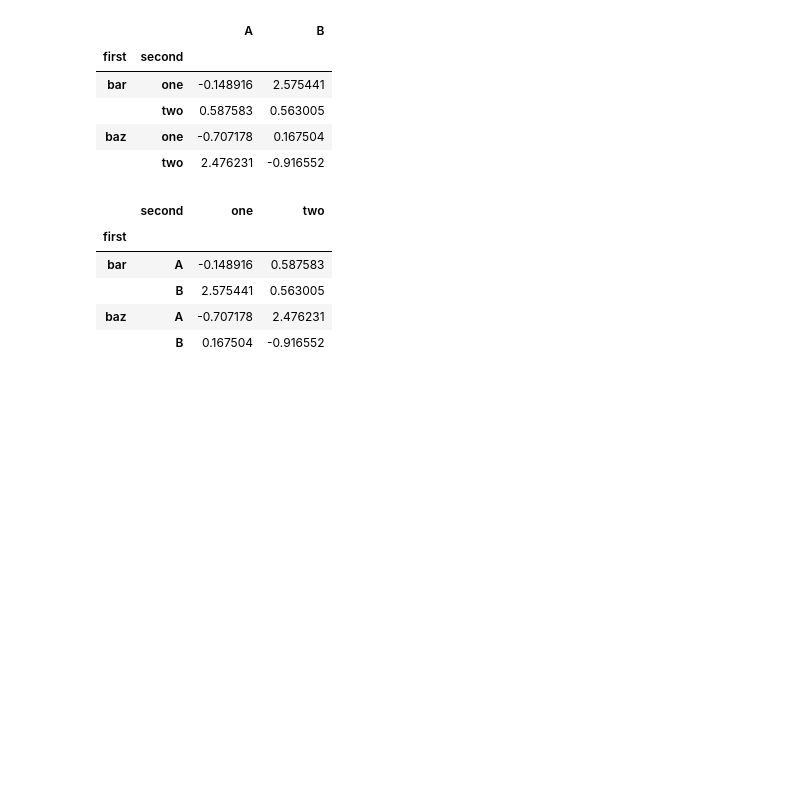
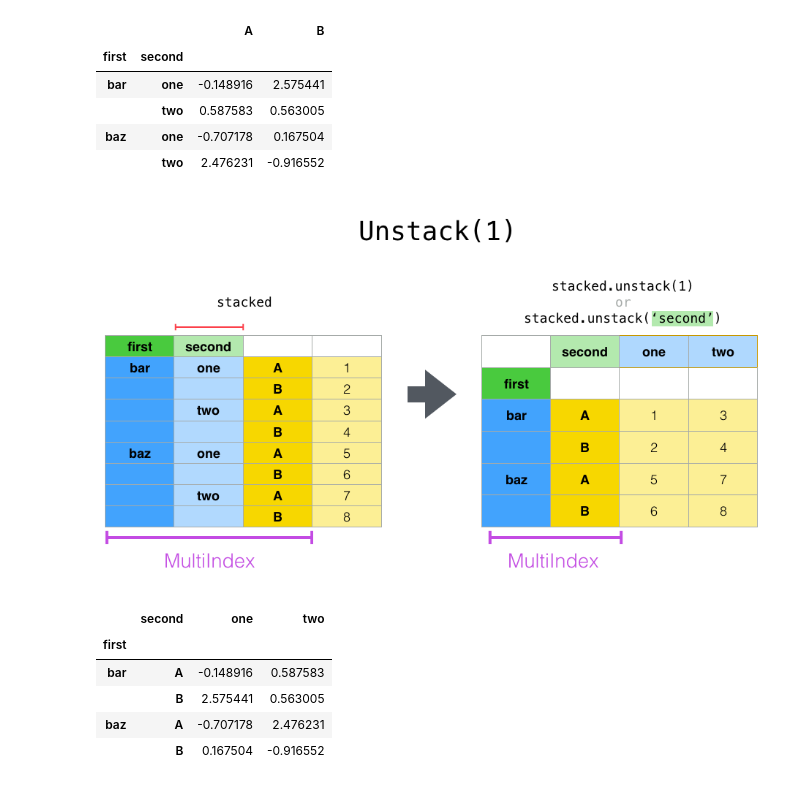
Before and after one commit to alienzj/learn-python, a Jupyter notebook: learn_pandas/Reshaping_and_pivot_tables.ipynb, the cells around one changed output. Cells and saved outputs as stored; diff of their text form; code cells hidden in the pictures; blank space fills up the shorter version.

```diff
--- a/learn_pandas/Reshaping_and_pivot_tables.ipynb
+++ b/learn_pandas/Reshaping_and_pivot_tables.ipynb
@@ -176,6 +189,10 @@ stacked.unstack()
 |  | two | 0.587583 | 0.563005 |
 | baz | one | -0.707178 | 0.167504 |
 |  | two | 2.476231 | -0.916552 |
+# %%
+Image("reshaping_unstack_1.png")
+# %% [output]
+[figure, added]
 # %%
 stacked.unstack(1)   # stacked.unstack("second")
 # %% [output]
```
Also changed, not shown: parts of 15 cells of this notebook, 6 other files.
